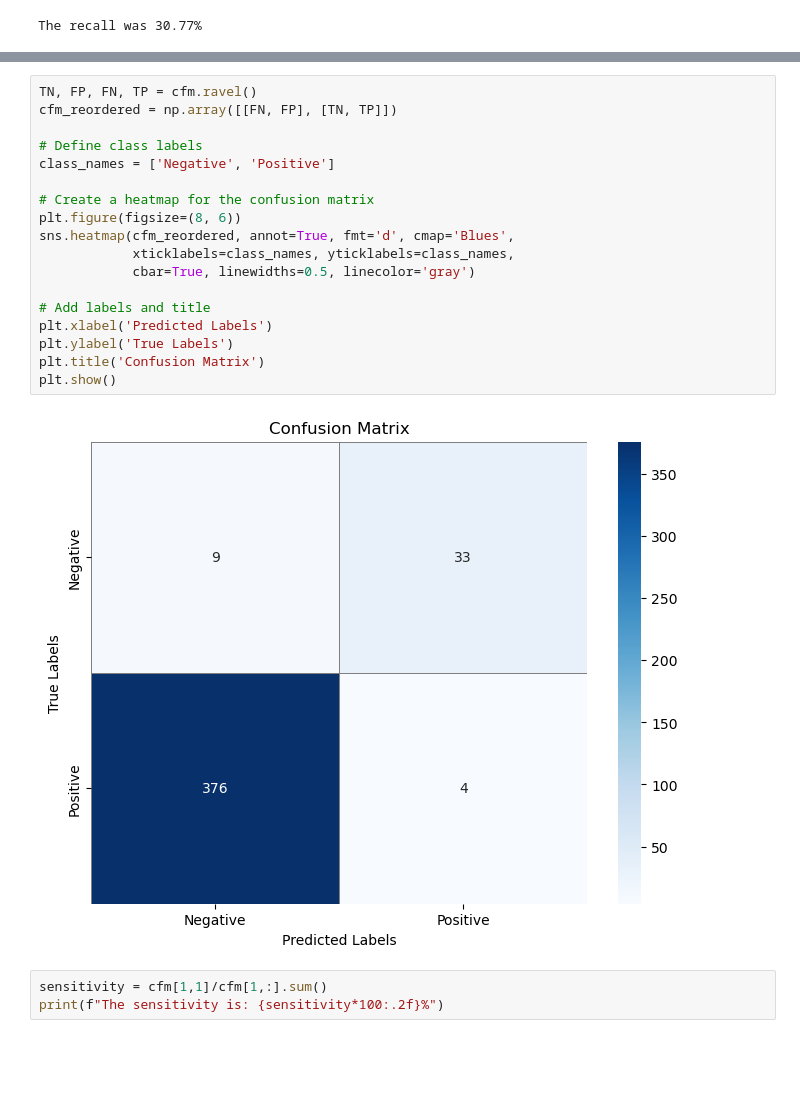
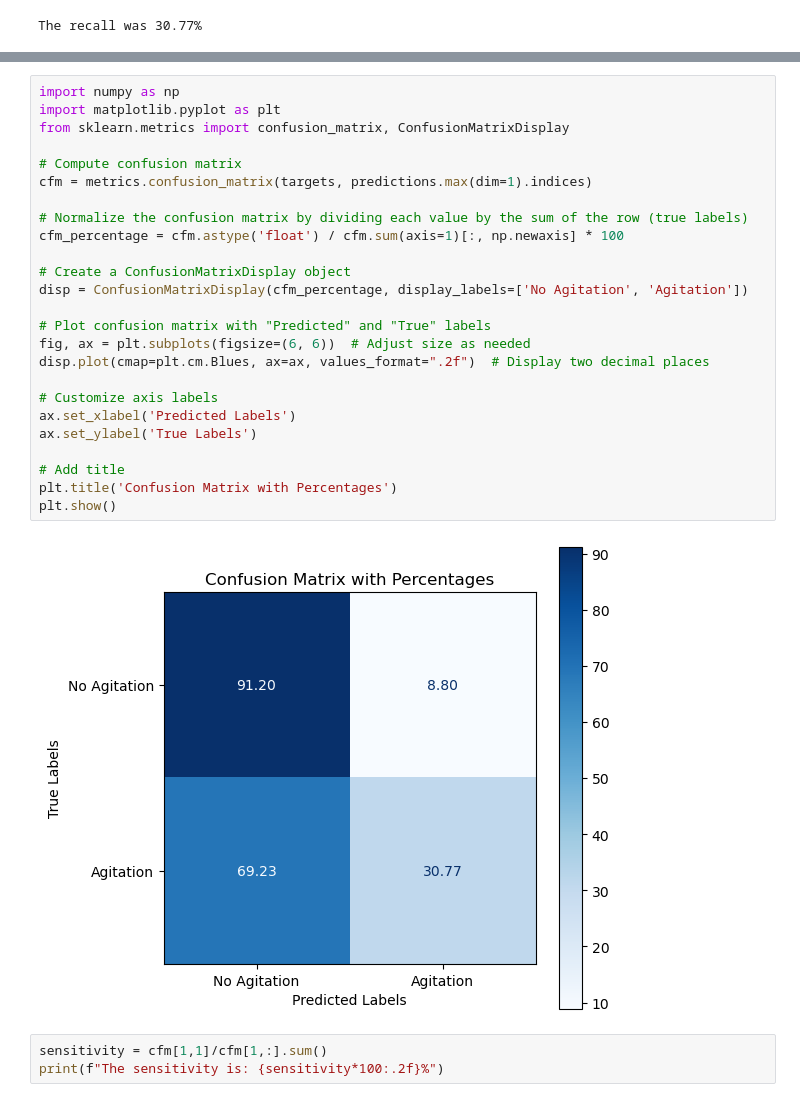
Before and after one commit to REGar9/A2, a Jupyter notebook: example_code/example_LSTM.ipynb, the cells around one changed output, grey strips where cells are left out. Drawn from its saved outputs; the diff is of its cells as text; blank space fills up the shorter version.

```diff
--- a/example_code/example_LSTM.ipynb
+++ b/example_code/example_LSTM.ipynb
@@ -201,24 +201,31 @@ The confusion matrix is:
  [  9   4]]
-# %%
-TN, FP, FN, TP = cfm.ravel()
-cfm_reordered = np.array([[FN, FP], [TN, TP]])
-
-# Define class labels
-class_names = ['Negative', 'Positive']
-
-# Create a heatmap for the confusion matrix
-plt.figure(figsize=(8, 6))
-sns.heatmap(cfm_reordered, annot=True, fmt='d', cmap='Blues',
-            xticklabels=class_names, yticklabels=class_names,
-            cbar=True, linewidths=0.5, linecolor='gray')
-
-# Add labels and title
-plt.xlabel('Predicted Labels')
-plt.ylabel('True Labels')
-plt.title('Confusion Matrix')
-plt.show()
-# %% [output]
-[figure, removed]
+# %%
+import numpy as np
+import matplotlib.pyplot as plt
+from sklearn.metrics import confusion_matrix, ConfusionMatrixDisplay
+
+# Compute confusion matrix
+cfm = metrics.confusion_matrix(targets, predictions.max(dim=1).indices)
+
+# Normalize the confusion matrix by dividing each value by the sum of the row (true labels)
+cfm_percentage = cfm.astype('float') / cfm.sum(axis=1)[:, np.newaxis] * 100
+
+# Create a ConfusionMatrixDisplay object
+disp = ConfusionMatrixDisplay(cfm_percentage, display_labels=['No Agitation', 'Agitation'])
+
+# Plot confusion matrix with "Predicted" and "True" labels
+fig, ax = plt.subplots(figsize=(6, 6))  # Adjust size as needed
+disp.plot(cmap=plt.cm.Blues, ax=ax, values_format=".2f")  # Display two decimal places
+
+# Customize axis labels
+ax.set_xlabel('Predicted Labels')
+ax.set_ylabel('True Labels')
+
+# Add title
+plt.title('Confusion Matrix with Percentages')
+plt.show()
+# %% [output]
+[figure, added]
 # %%
 sensitivity = cfm[1,1]/cfm[1,:].sum()
 print(f"The sensitivity is: {sensitivity*100:.2f}%")
```
Also changed, not shown: parts of 2 cells of this notebook, 1 other file.
